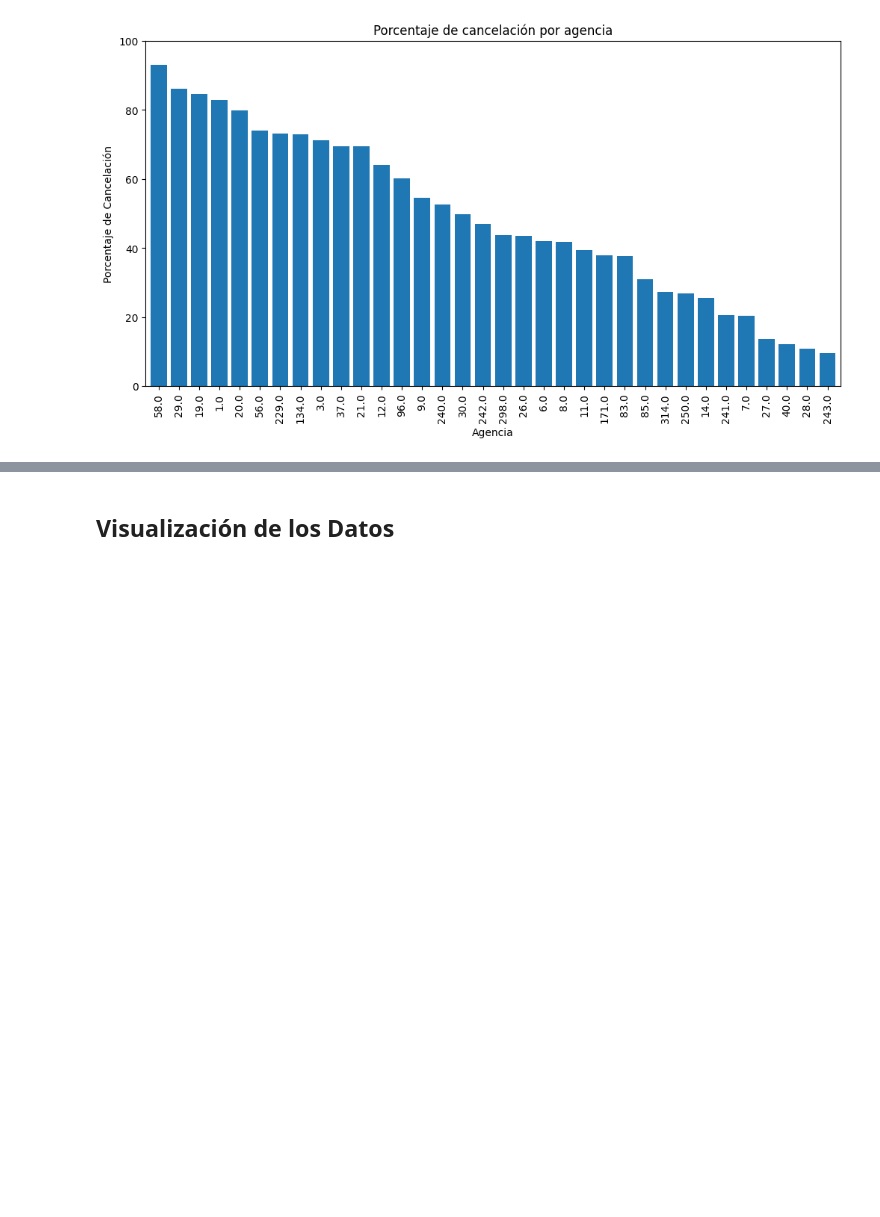
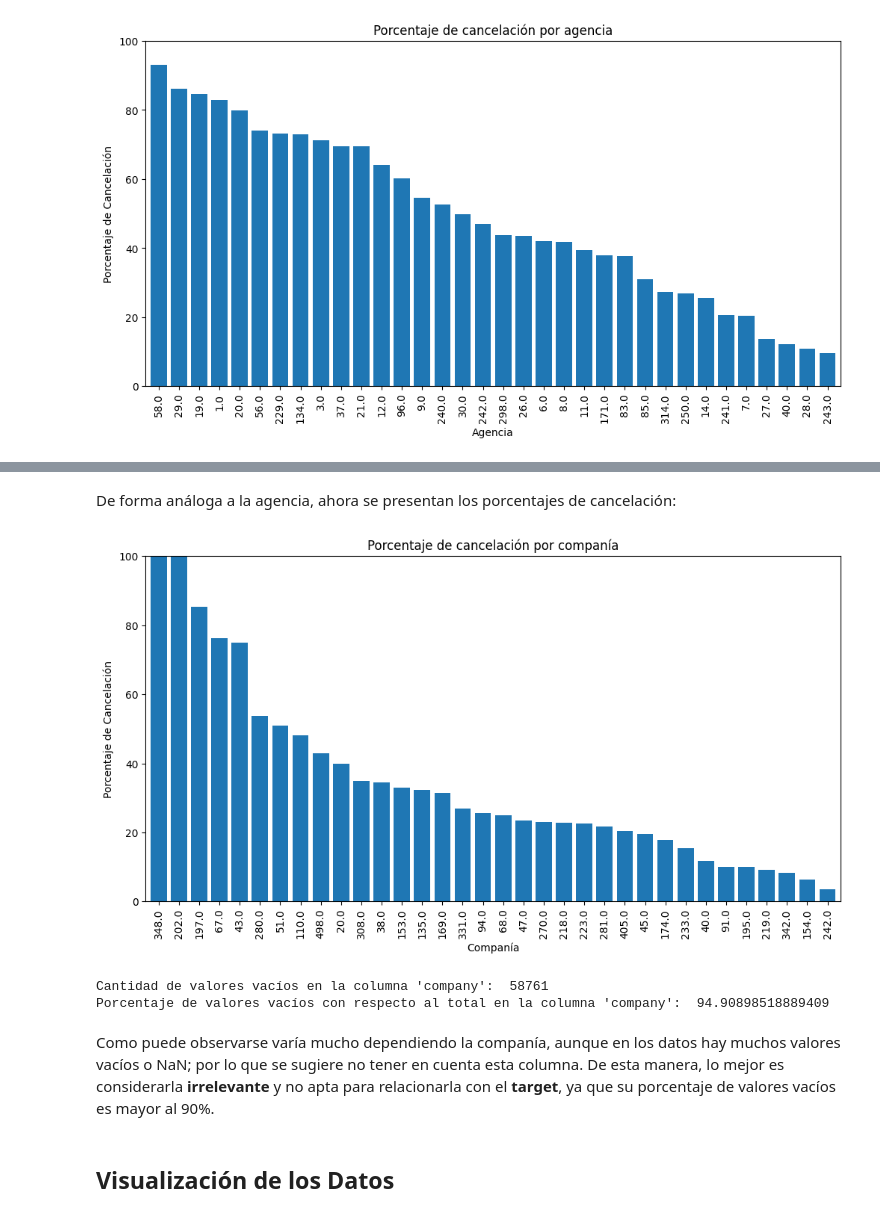
Before and after one commit to InspectorDave/OrgaDeDatos-TPs, a Jupyter notebook: 7506R_TP1_GRUPO11_CHP1_ENTREGA.ipynb, the cells around one changed output, grey strips where cells are left out. Drawn from its saved outputs; the diff is of its cells as text; code cells hidden in the pictures; blank space fills up the shorter version.

```diff
--- a/7506R_TP1_GRUPO11_CHP1_ENTREGA.ipynb
+++ b/7506R_TP1_GRUPO11_CHP1_ENTREGA.ipynb
@@ -1413,3 +1457,36 @@ Tal vez esto se debe a algún problema con la empresa en el momento que ahora pu
+# %% [markdown]
+De forma análoga a la agencia, ahora se presentan los porcentajes de cancelación:
+# %%
+hotels_df_copy = hotels_df.copy()
+cancellation_percentages = hotels_df_copy.groupby('company')['is_canceled'].mean() * 100
+
+min_reservations = 20
+agencies_with_min_reservations = hotels_df_copy['company'].value_counts() >= min_reservations
+cancellation_percentages = cancellation_percentages[agencies_with_min_reservations]
+cancellation_percentages = cancellation_percentages.sort_values(ascending=False)
+
+plt.figure(figsize=(12, 6))
+cancellation_percentages.plot(kind='bar', width=0.8)
+plt.title('Porcentaje de cancelación por companía')
+plt.xlabel('Companía')
+plt.ylabel('Porcentaje de Cancelación')
+plt.xticks(rotation=90)
+plt.ylim(0, 100)
+plt.show()
+# %% [output]
+[figure, added]
+# %%
+nan_count = hotels_df['company'].isna().sum()
+non_nan_count = hotels_df_copy['company'].count()
+total_count = nan_count + non_nan_count
+
+print("Cantidad de valores vacíos en la columna 'company': ", nan_count)
+print("Porcentaje de valores vacíos con respecto al total en la columna 'company': ", (nan_count / total_count) * 100)
+# %% [output]
+Cantidad de valores vacíos en la columna 'company':  58761
+Porcentaje de valores vacíos con respecto al total en la columna 'company':  94.90898518889409
+# %% [markdown]
+Como puede observarse varía mucho dependiendo la companía, aunque en los datos hay muchos valores vacíos o NaN; por lo que se sugiere no tener en cuenta esta columna. De esta manera, lo mejor es considerarla **irrelevante** y no apta para relacionarla con el **target**, ya que su porcentaje de valores vacíos es mayor al 90%.
 # %% [markdown]
 ## Visualización de los Datos
 # %% [markdown]
```
Also changed, not shown: parts of 8 cells of this notebook.
